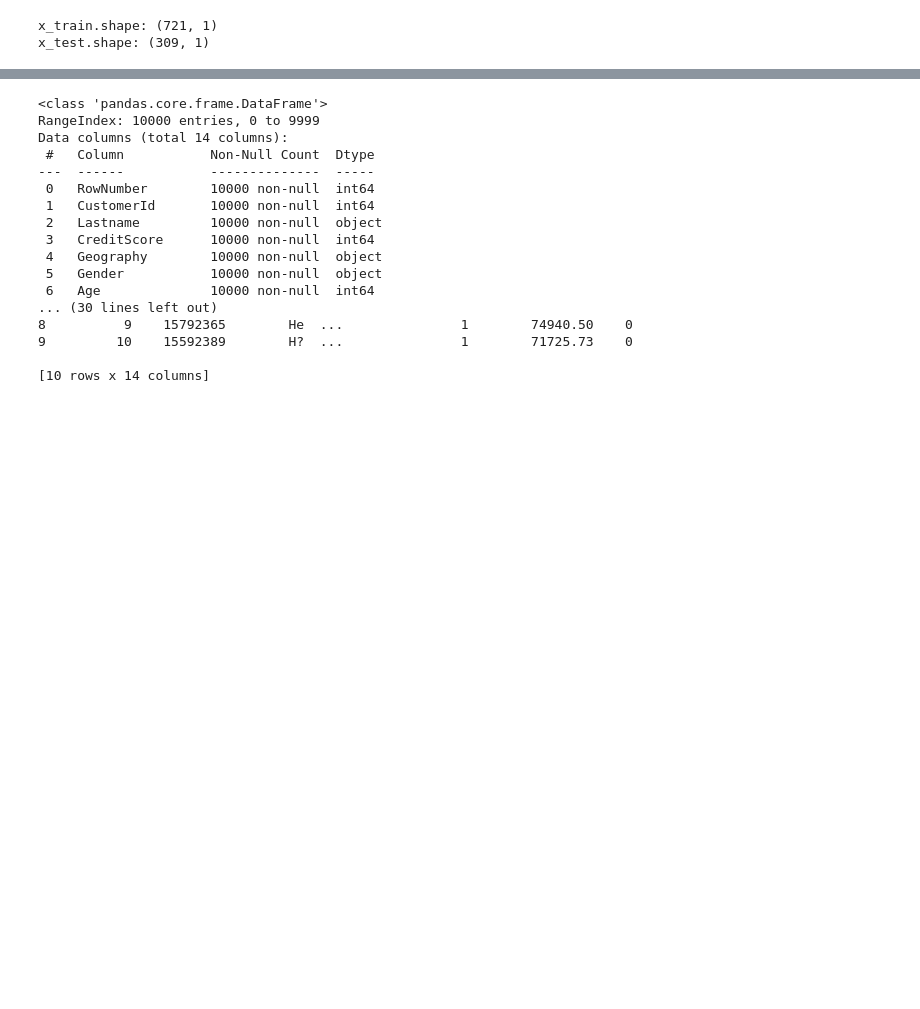
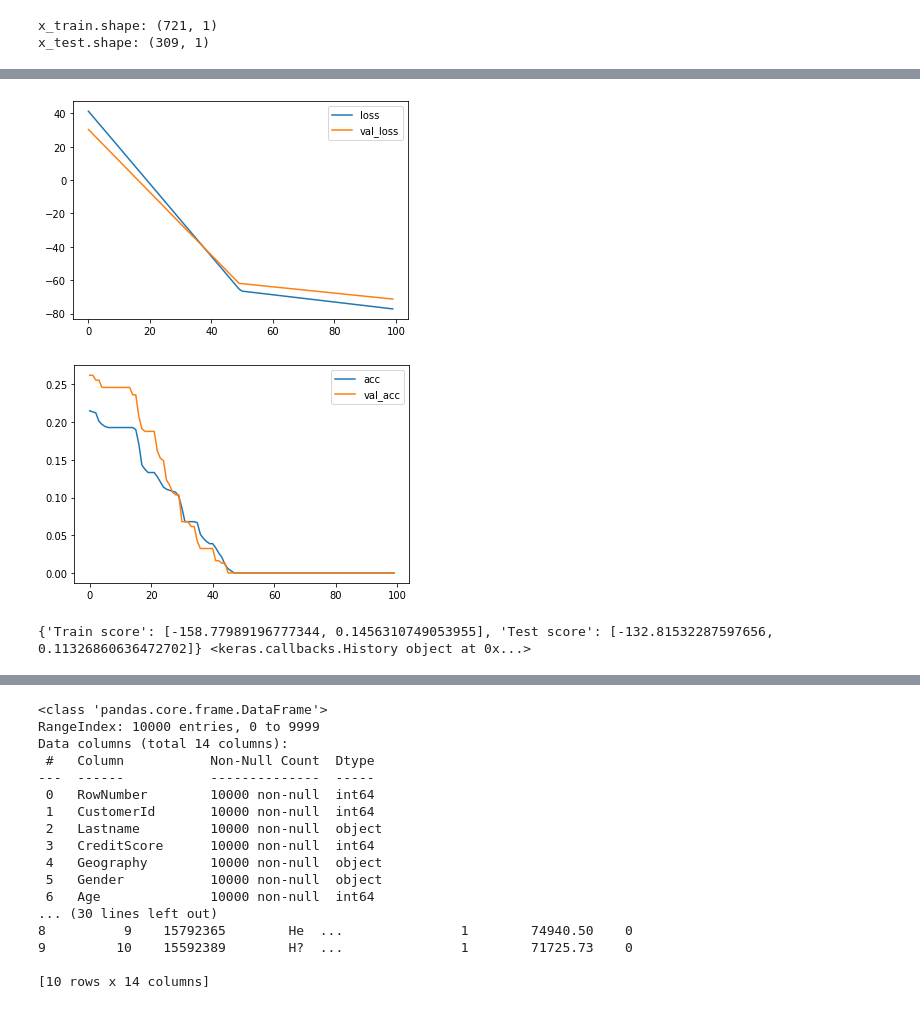
Before and after one commit to YannMjl/AI-764, a Jupyter notebook: Assign3.ipynb, the cells around one changed output, grey strips where cells are left out. Cells and saved outputs as stored; diff of their text form; code cells hidden in the pictures; blank space fills up the shorter version.

```diff
--- a/Assign3.ipynb
+++ b/Assign3.ipynb
@@ -186,4 +200,5 @@ def show_result(Xtrain, Xtest, ytrain, ytest, numFeatures, optimizer):
   print("{} {}".format(output, predictions))
 # %%
 # Adam optimizer
-# show_result(X_train, X_test, y_train, y_test, numOfFeatures, 'Adam')
+show_result(X_train, X_test, y_train, y_test, numOfFeatures, 'Adam')
+# %% [output]
@@ -190,2 +214,5 @@ def show_result(Xtrain, Xtest, ytrain, ytest, numFeatures, optimizer):
+[figure, added]
+[figure, added]
+{'Train score': [-158.77989196777344, 0.1456310749053955], 'Test score': [-132.81532287597656, 0.11326860636472702]} <keras.callbacks.History object at 0x...>
 # %%
 # SGD optimizer
```
Also changed, not shown: parts of 12 cells of this notebook.
